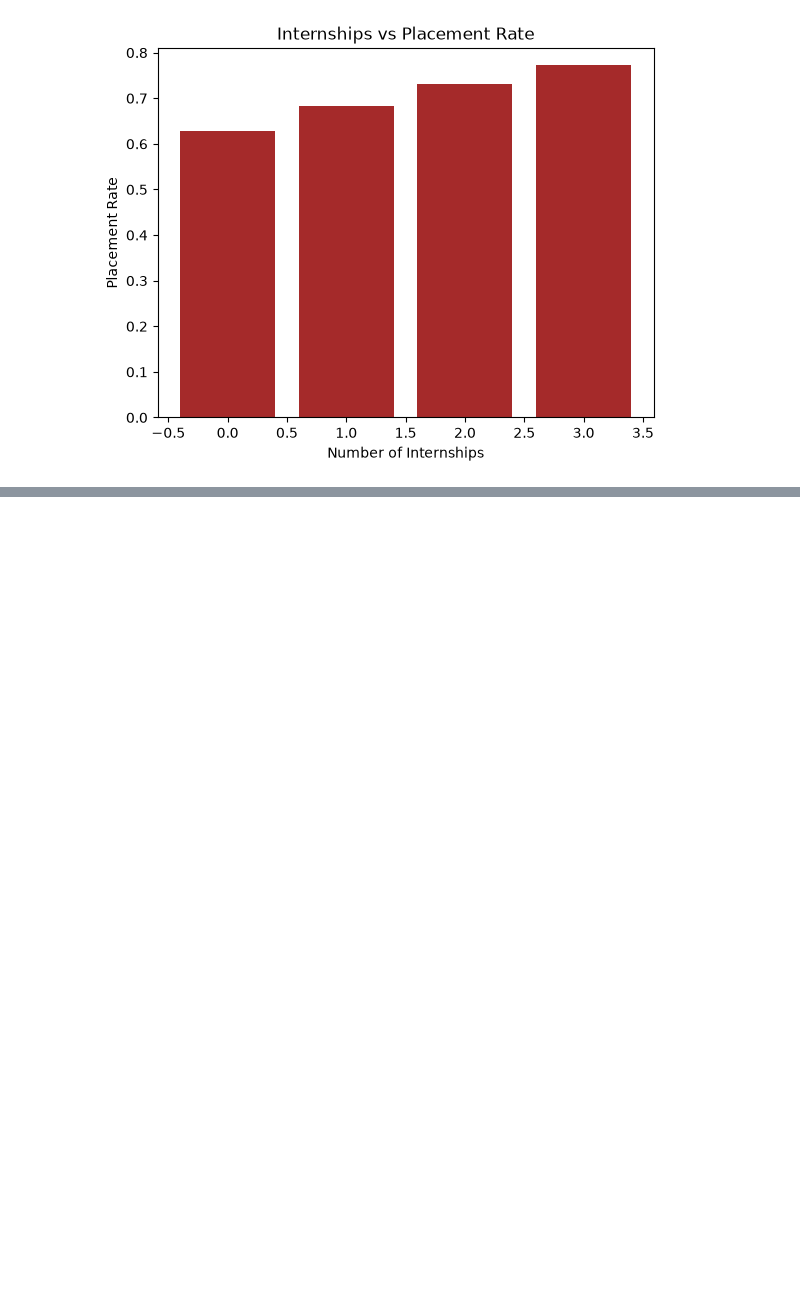
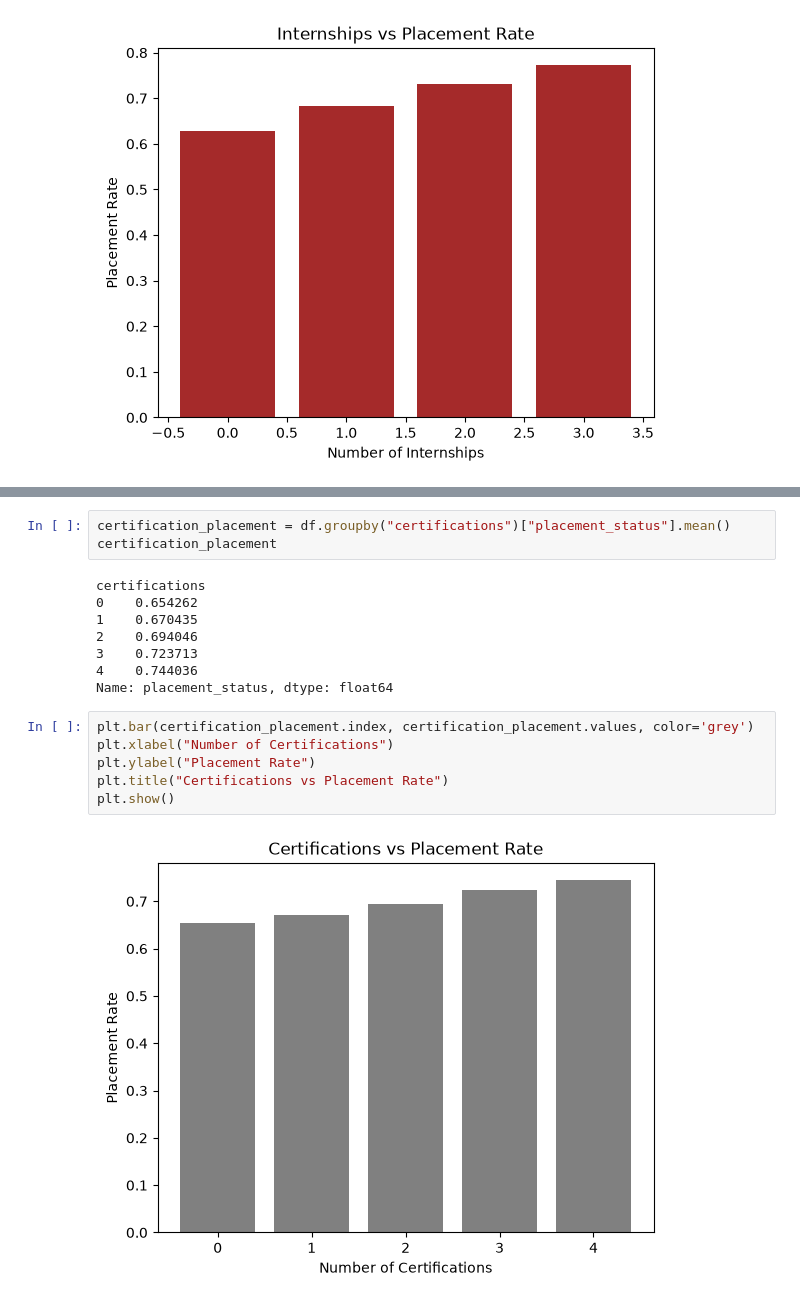
Before and after one commit to BushraShaikh4704/AI-Based-Student-Placement-Prediction, a Jupyter notebook: notebooks/03_eda.ipynb, the cells around one changed output, grey strips where cells are left out. Cells and saved outputs as stored; diff of their text form; blank space fills up the shorter version.

```diff
--- a/notebooks/03_eda.ipynb
+++ b/notebooks/03_eda.ipynb
@@ -246,0 +290,19 @@ plt.show()
+# %%
+certification_placement = df.groupby("certifications")["placement_status"].mean()
+certification_placement
+# %% [output]
+certifications
+0    0.654262
+1    0.670435
+2    0.694046
+3    0.723713
+4    0.744036
+Name: placement_status, dtype: float64
+# %%
+plt.bar(certification_placement.index, certification_placement.values, color='grey')
+plt.xlabel("Number of Certifications")
+plt.ylabel("Placement Rate")
+plt.title("Certifications vs Placement Rate")
+plt.show()
+# %% [output]
+[figure, added]
```
Also changed, not shown: parts of 9 cells of this notebook, 2 other files.
